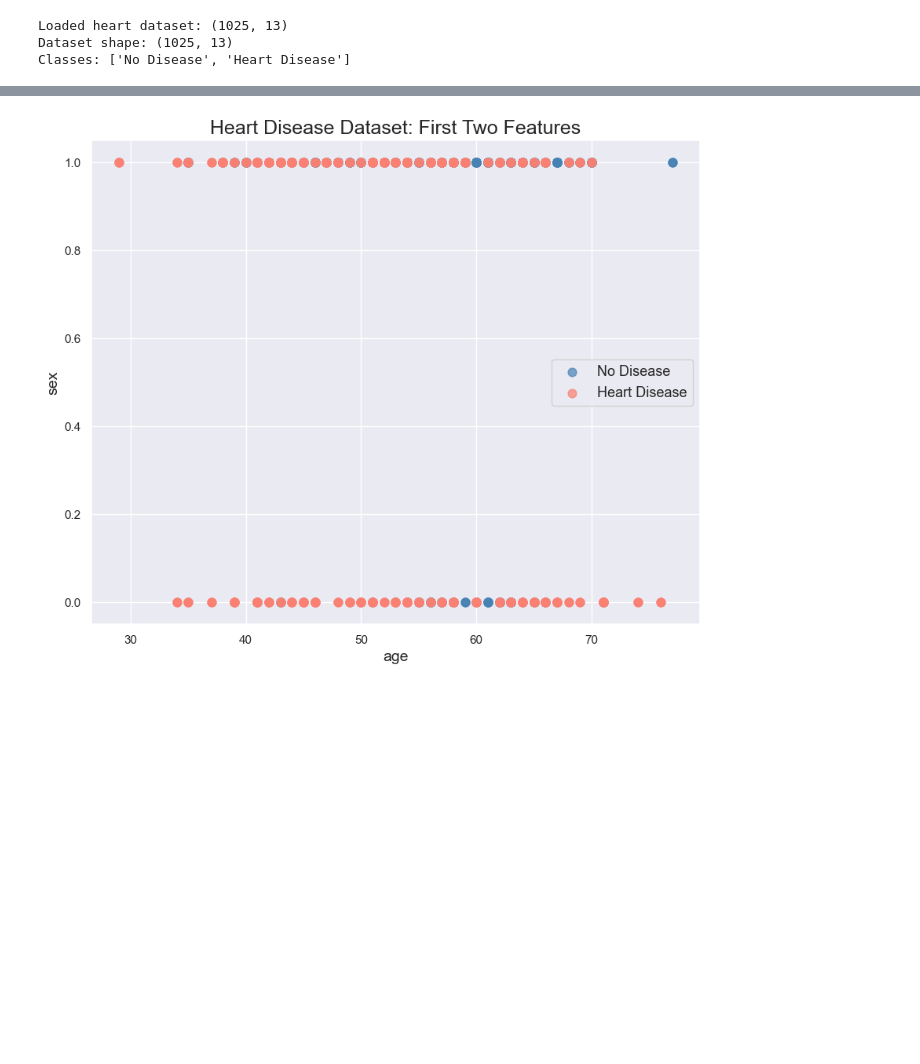
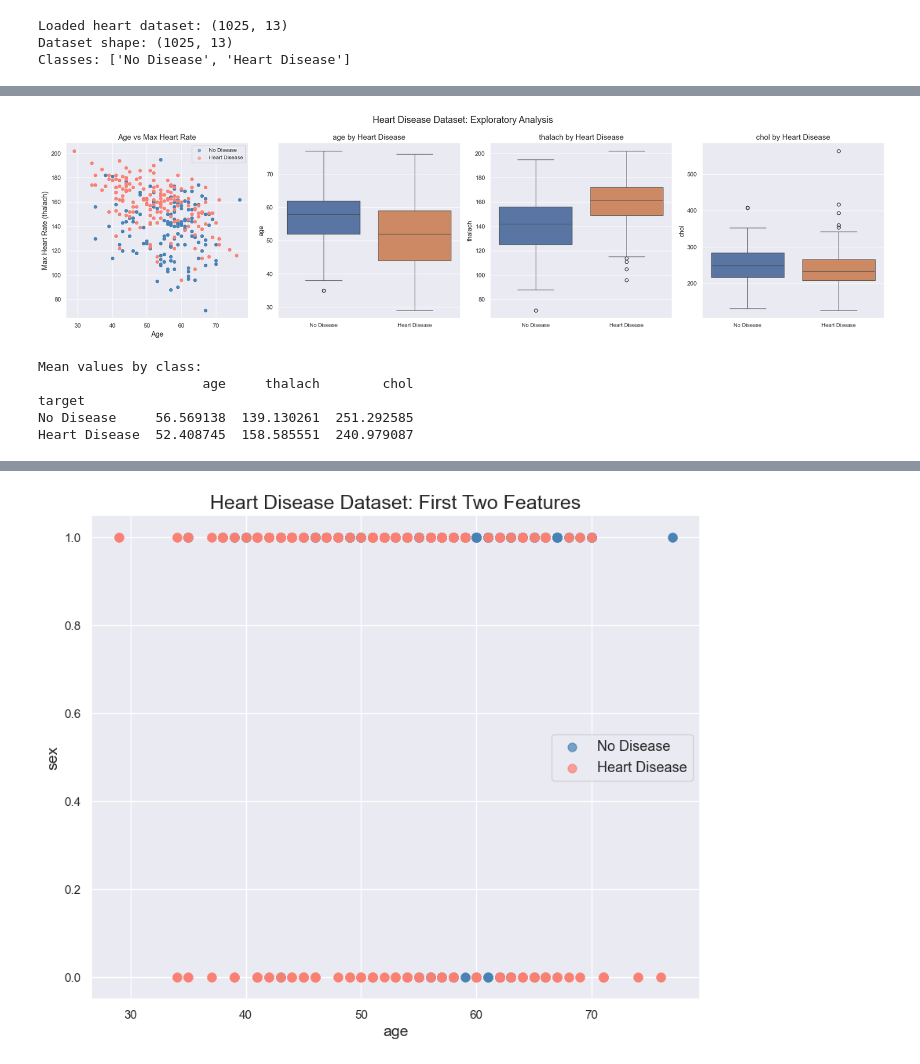
Before and after one commit to GraceYang9127/CMOR438Final, a Jupyter notebook: examples/Supervised Learning/KNN/knn.ipynb, the cells around one changed output, grey strips where cells are left out. Cells and saved outputs as stored; diff of their text form; code cells hidden in the pictures; blank space fills up the shorter version.

```diff
--- a/examples/Supervised Learning/KNN/knn.ipynb
+++ b/examples/Supervised Learning/KNN/knn.ipynb
@@ -43,6 +104,7 @@ except FileNotFoundError:
     X, y = iris.data, iris.target
     feature_names = iris.feature_names
     class_names = list(iris.target_names)
+    df = None
     print('CSV not found. using iris dataset')
 
 print(f'Dataset shape: {X.shape}')
@@ -53,0 +140,40 @@ Classes: ['No Disease', 'Heart Disease']
+# %%
+# EDA: Scatter of age vs thalach colored by class; Boxplots of age, thalach, chol by target
+if df is not None:
+    fig, axes = plt.subplots(1, 4, figsize=(22, 6))
+    colors = {0: 'steelblue', 1: 'salmon'}
+    labels_map = {0: 'No Disease', 1: 'Heart Disease'}
+    df_plot = df.copy()
+    df_plot['Disease'] = df_plot['target'].map(labels_map)
+
+    for cls in [0, 1]:
+        mask = df_plot['target'] == cls
+        axes[0].scatter(df_plot.loc[mask, 'age'], df_plot.loc[mask, 'thalach'],
+                        c=colors[cls], label=labels_map[cls], alpha=0.6, s=30)
+    axes[0].set_xlabel('Age', fontsize=13)
+    axes[0].set_ylabel('Max Heart Rate (thalach)', fontsize=13)
+    axes[0].set_title('Age vs Max Heart Rate', fontsize=14)
+    axes[0].legend(fontsize=10)
+
+    for ax, feat in zip(axes[1:], ['age', 'thalach', 'chol']):
+        sns.boxplot(data=df_plot, x='Disease', y=feat, hue='Disease', legend=False, ax=ax)
+        ax.set_xticks([0, 1])
+        ax.set_xticklabels(['No Disease', 'Heart Disease'], fontsize=10)
+        ax.set_title(f'{feat} by Heart Disease', fontsize=14)
+        ax.set_xlabel('')
+
+    plt.suptitle('Heart Disease Dataset: Exploratory Analysis', fontsize=17)
+    plt.tight_layout()
+    plt.show()
+
+    print('Mean values by class:')
+    print(df.groupby('target')[['age', 'thalach', 'chol']].mean().rename(index={0: 'No Disease', 1: 'Heart Disease'}).to_string())
+else:
+    print('EDA skipped: using fallback dataset.')
+# %% [output]
+[figure, added]
+Mean values by class:
+                     age     thalach        chol
+target
+No Disease     56.569138  139.130261  251.292585
+Heart Disease  52.408745  158.585551  240.979087
```
Also changed, not shown: parts of 7 cells of this notebook, 2 other files.
